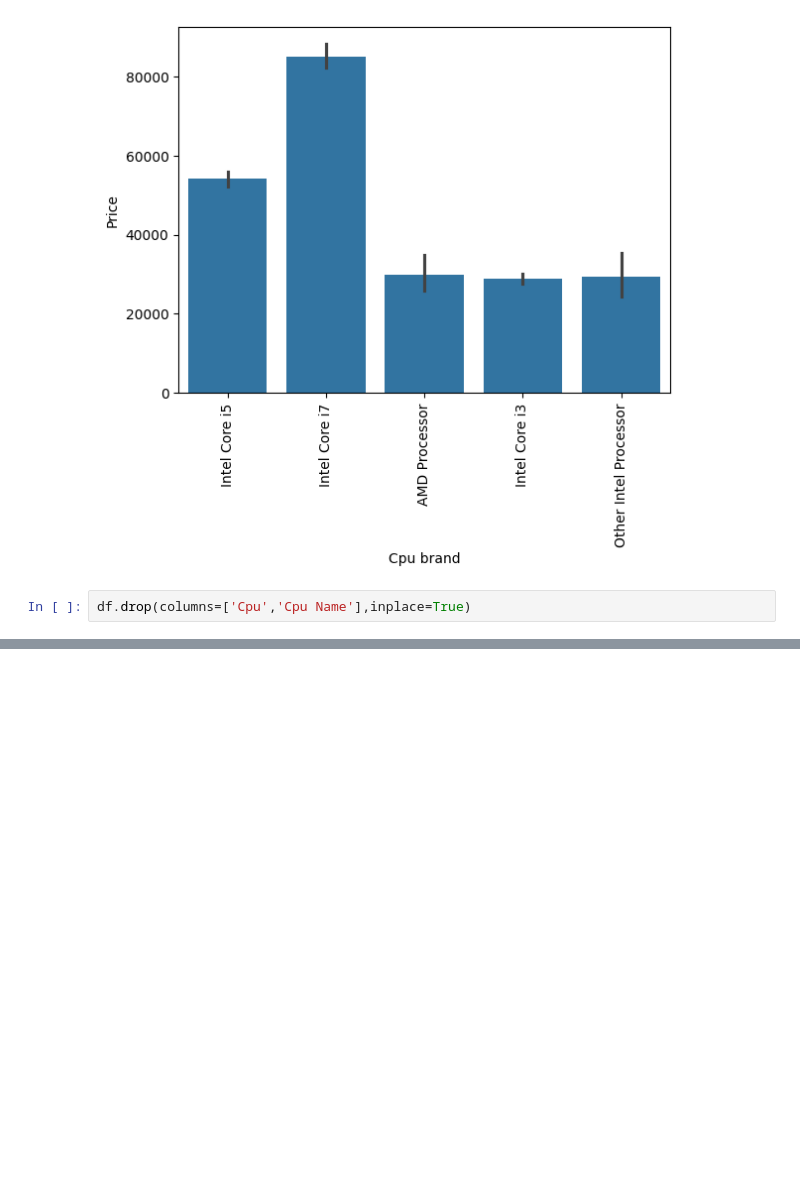
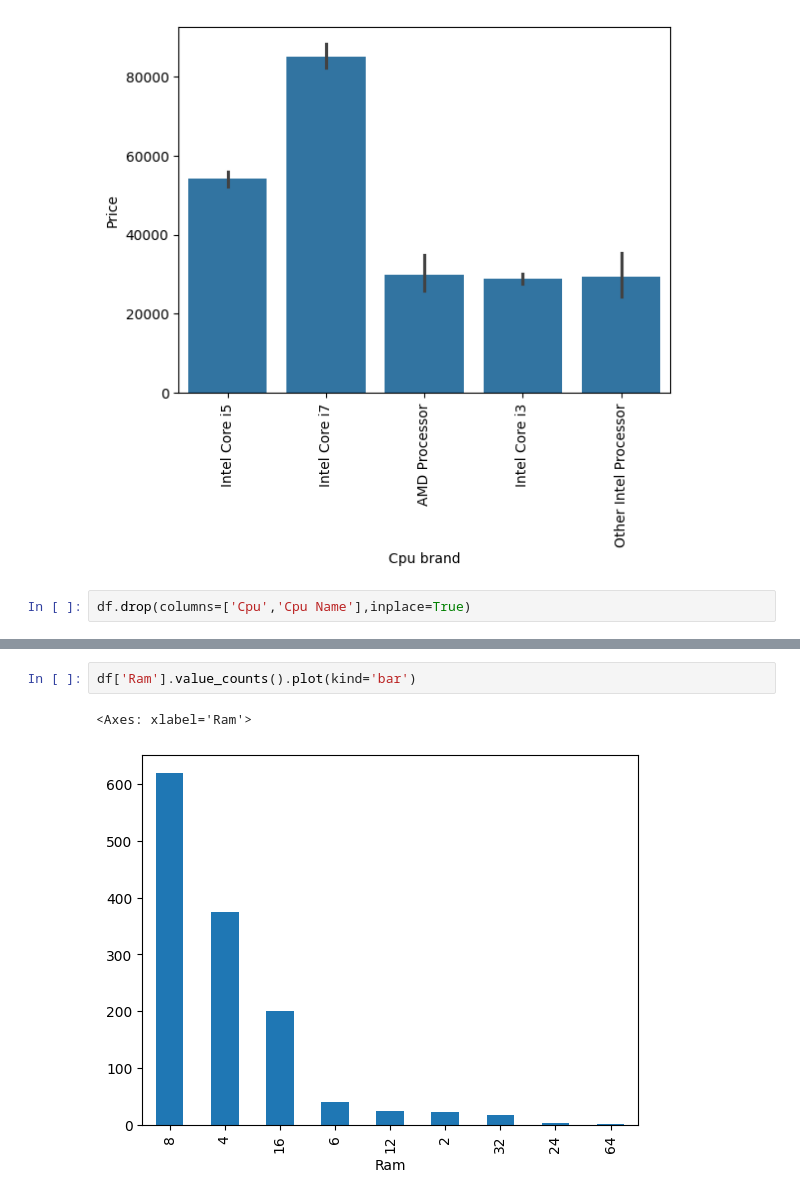
Before and after one commit to afadnan/laptopPricePrediction, a Jupyter notebook: laptop.ipynb, the cells around one changed output, grey strips where cells are left out. Saved outputs shown, nothing was run; the diff lists cells and outputs as text; blank space fills up the shorter version.

```diff
--- a/laptop.ipynb
+++ b/laptop.ipynb
@@ -498,0 +519,5 @@ df.drop(columns=['Cpu','Cpu Name'],inplace=True)
+# %%
+df['Ram'].value_counts().plot(kind='bar')
+# %% [output]
+<Axes: xlabel='Ram'>
+[figure, added]
```
Also changed, not shown: parts of 11 cells of this notebook.
